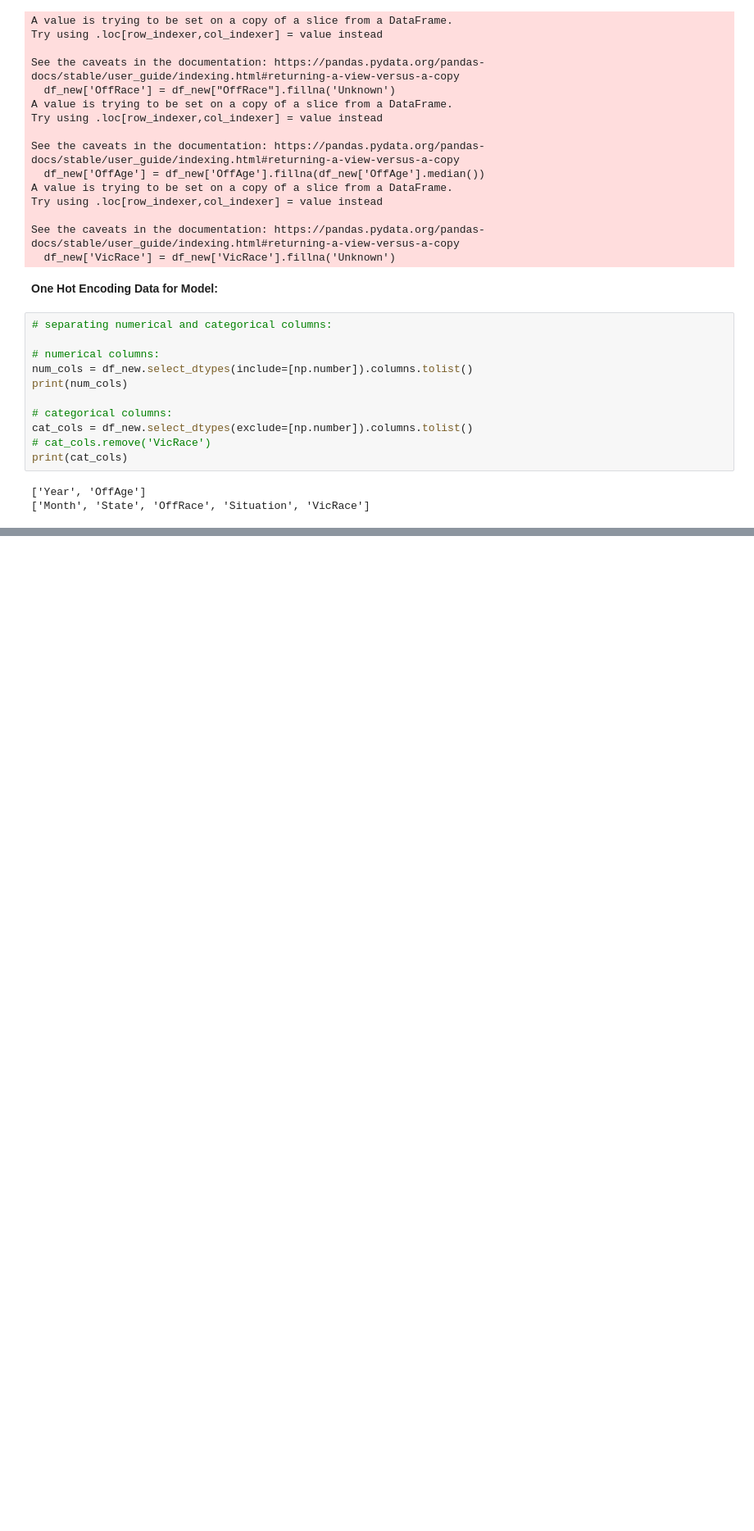
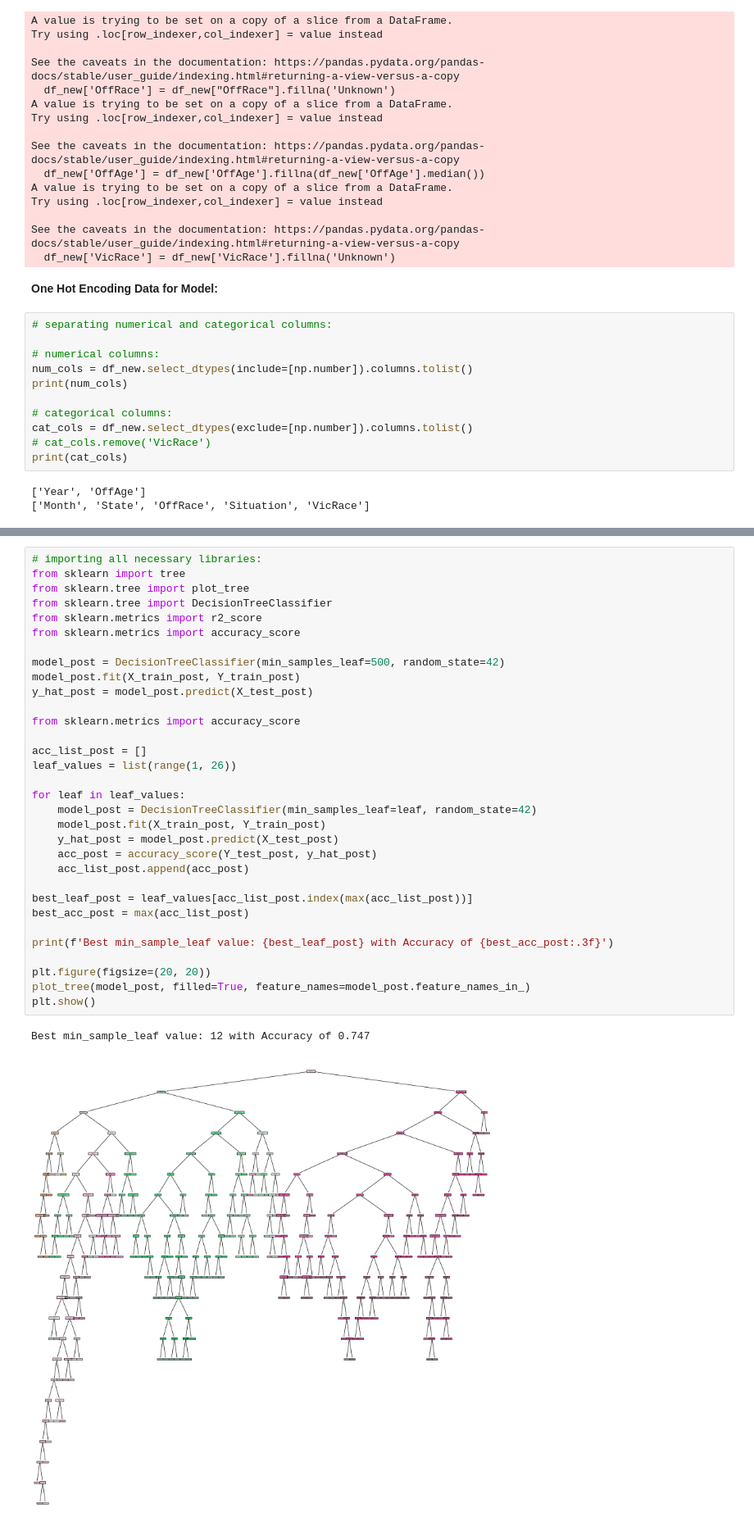
Before and after one commit to jac7az/mlproject, a Jupyter notebook: Model.ipynb, the cells around one changed output, grey strips where cells are left out. Shown at 82% size. Cells and saved outputs as stored; diff of their text form; blank space fills up the shorter version.

```diff
--- a/Model.ipynb
+++ b/Model.ipynb
@@ -185,0 +200,35 @@ print(mismatches.head())
+# %%
+# importing all necessary libraries:
+from sklearn import tree
+from sklearn.tree import plot_tree
+from sklearn.tree import DecisionTreeClassifier
+from sklearn.metrics import r2_score
+from sklearn.metrics import accuracy_score
+
+model_post = DecisionTreeClassifier(min_samples_leaf=500, random_state=42)
+model_post.fit(X_train_post, Y_train_post)
+y_hat_post = model_post.predict(X_test_post)
+
+from sklearn.metrics import accuracy_score
+
+acc_list_post = []
+leaf_values = list(range(1, 26))
+
+for leaf in leaf_values:
+    model_post = DecisionTreeClassifier(min_samples_leaf=leaf, random_state=42)
+    model_post.fit(X_train_post, Y_train_post)
+    y_hat_post = model_post.predict(X_test_post)
+    acc_post = accuracy_score(Y_test_post, y_hat_post)
+    acc_list_post.append(acc_post)
+
+best_leaf_post = leaf_values[acc_list_post.index(max(acc_list_post))]
+best_acc_post = max(acc_list_post)
+
+print(f'Best min_sample_leaf value: {best_leaf_post} with Accuracy of {best_acc_post:.3f}')
+
+plt.figure(figsize=(20, 20))
+plot_tree(model_post, filled=True, feature_names=model_post.feature_names_in_)
+plt.show()
+# %% [output]
+Best min_sample_leaf value: 12 with Accuracy of 0.747
+[figure, added]
```
Also changed, not shown: parts of 8 cells of this notebook.
